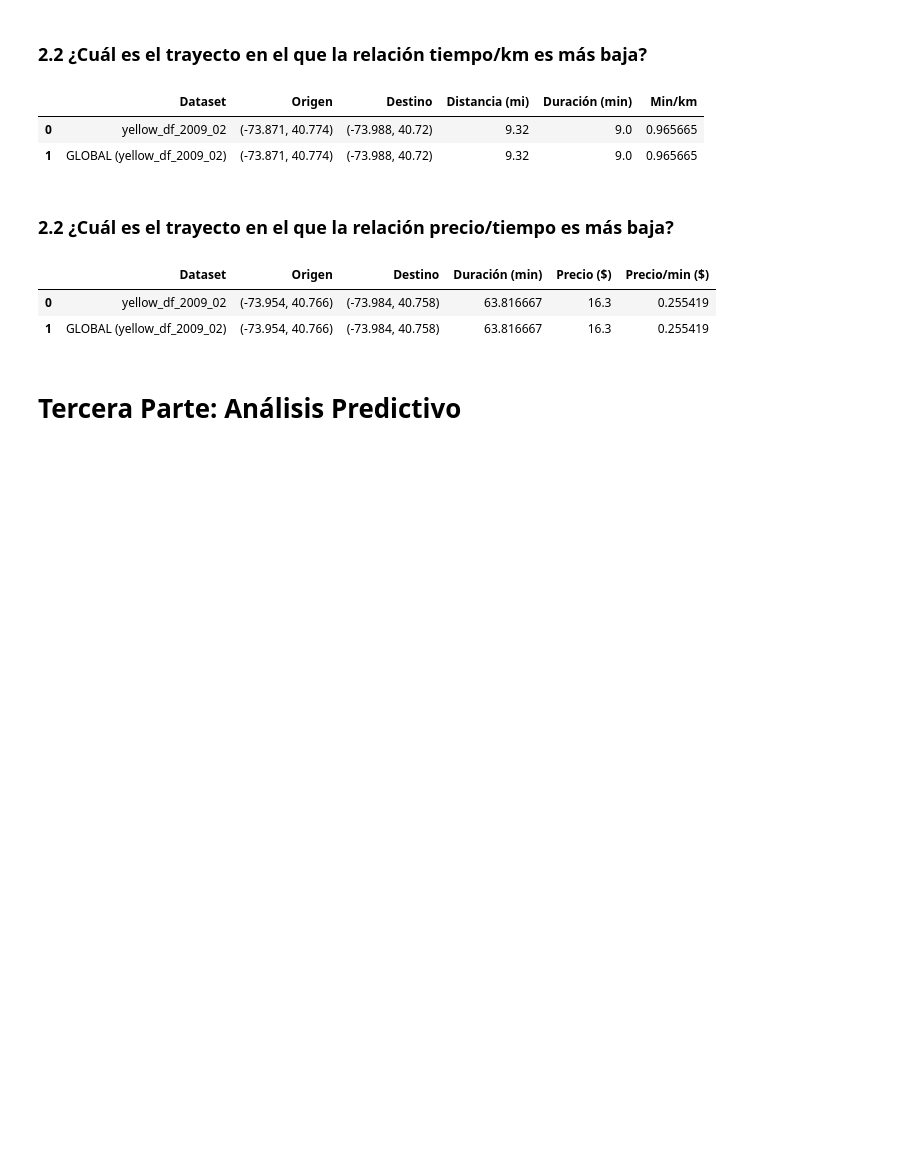
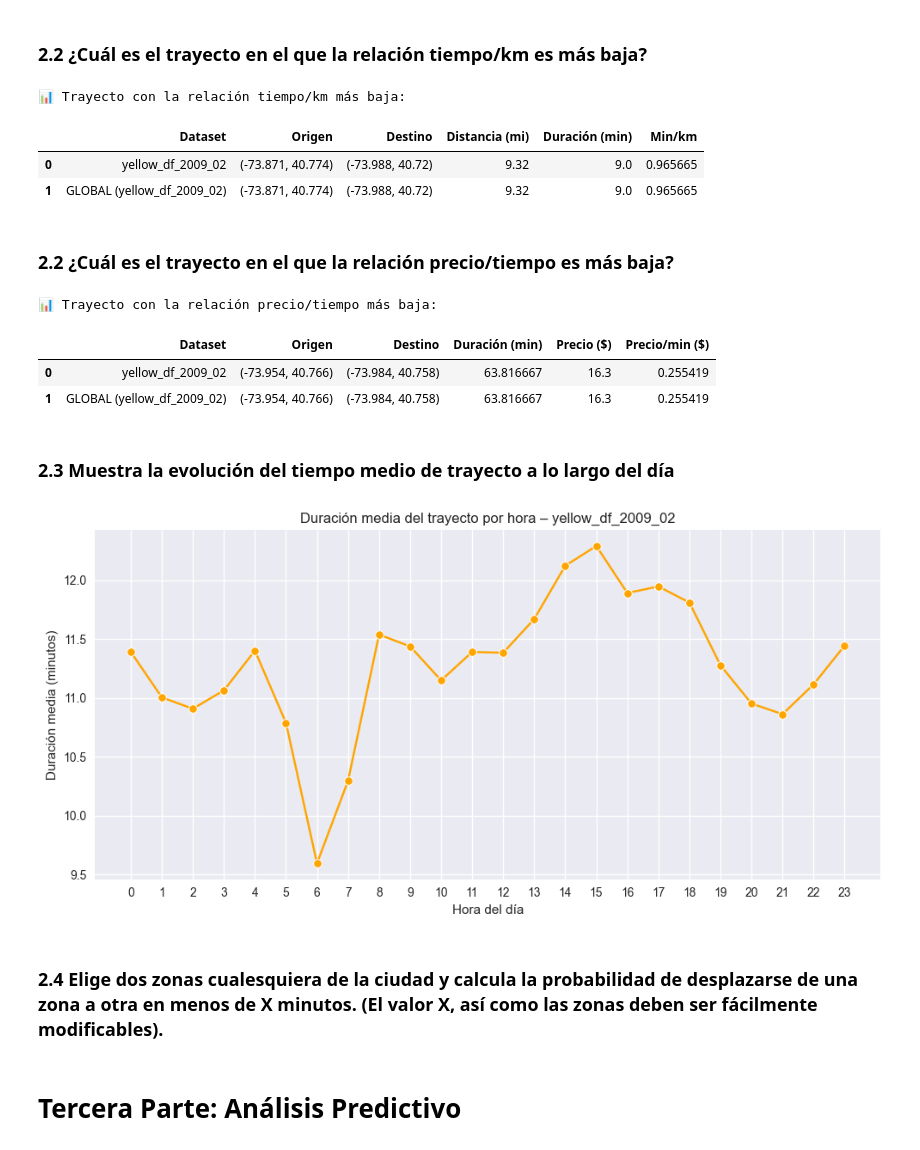
Before and after one commit to renerubio/NYC-TAXI, a Jupyter notebook: NYC_Taxi.ipynb, the cells around one changed output. Saved outputs shown, nothing was run; the diff lists cells and outputs as text; code cells hidden in the pictures; blank space fills up the shorter version.

Commit message:
2.3 y 2.4 faltantes para el dataset de 2009

```diff
--- a/NYC_Taxi.ipynb
+++ b/NYC_Taxi.ipynb
@@ -2654,8 +2674,10 @@ trayecto_menor_precio_por_km(cleaned_dataset_2009_02, zona_nombres, min_distance
 ### 2.2 ¿Cuál es el trayecto en el que la relación tiempo/km es más baja?
 # %%
 # Ejecutar la función para encontrar el trayecto con menor tiempo/km
+print("\n📊 Trayecto con la relación tiempo/km más baja:")
 trayecto_menor_tiempo_por_km(cleaned_dataset_2009_02)
 # %% [output]
+📊 Trayecto con la relación tiempo/km más baja:
 |  | Dataset | Origen | Destino | Distancia (mi) | Duración (min) | Min/km |
 | 0 | yellow_df_2009_02 | (-73.871, 40.774) | (-73.988, 40.72) | 9.32 | 9.0 | 0.965665 |
 | 1 | GLOBAL (yellow_df_2009_02) | (-73.871, 40.774) | (-73.988, 40.72) | 9.32 | 9.0 | 0.965665 |
@@ -2663,8 +2685,20 @@ trayecto_menor_tiempo_por_km(cleaned_dataset_2009_02)
 ### 2.2 ¿Cuál es el trayecto en el que la relación precio/tiempo es más baja?
 # %%
 # ¿Cuál es el trayecto en el que la relación precio/tiempo es más baja?
+print("\n📊 Trayecto con la relación precio/tiempo más baja:")
 trayecto_menor_precio_por_minuto(cleaned_dataset_2009_02, zona_nombres)
 # %% [output]
+📊 Trayecto con la relación precio/tiempo más baja:
 |  | Dataset | Origen | Destino | Duración (min) | Precio ($) | Precio/min ($) |
 | 0 | yellow_df_2009_02 | (-73.954, 40.766) | (-73.984, 40.758) | 63.816667 | 16.3 | 0.255419 |
 | 1 | GLOBAL (yellow_df_2009_02) | (-73.954, 40.766) | (-73.984, 40.758) | 63.816667 | 16.3 | 0.255419 |
+# %% [markdown]
+### 2.3 Muestra la evolución del tiempo medio de trayecto a lo largo del día
+# %%
+# 2.3	Muestra la evolución del tiempo medio de trayecto a lo largo del día.
+print("\n📊 evolución del tiempo medio de trayecto a lo largo del día:")
+plot_tiempo_medio_por_hora_dict(cleaned_dataset_2009_02)
+# %% [output]
+[figure, added]
+# %% [markdown]
+### 2.4	Elige dos zonas cualesquiera de la ciudad y calcula la probabilidad de desplazarse de una zona a otra en menos de X minutos. (El valor X, así como las zonas deben ser fácilmente modificables).
```
Also changed, not shown: parts of 11 cells of this notebook.
